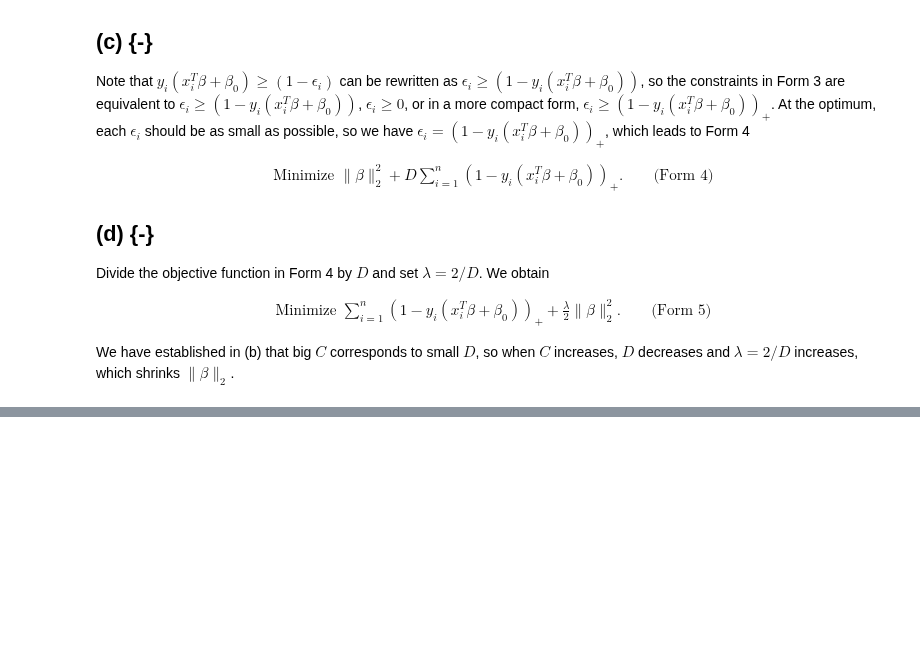
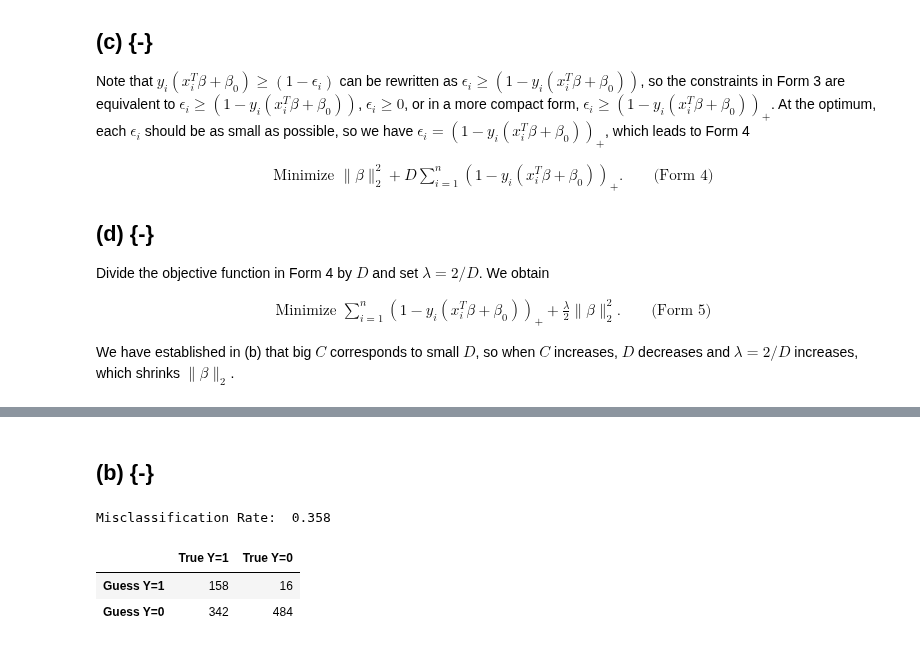
Before and after one commit to beginnerSC/mscf_hw_spring, a Jupyter notebook: ML II/3/Homework #3.ipynb, the cells around one changed output, grey strips where cells are left out. Drawn from its saved outputs; the diff is of its cells as text; code cells hidden in the pictures; blank space fills up the shorter version.

```diff
--- a/ML II/3/Homework #3.ipynb
+++ b/ML II/3/Homework #3.ipynb
@@ -85,0 +98,17 @@ X_test, y_test = get_data(500, 500)
+# %% [markdown]
+## (b) {-}
+# %%
+from sklearn.metrics import confusion_matrix
+from pandas import DataFrame
+
+tn, fp, fn, tp = confusion_matrix(y_true=y_test, y_pred=svm_fit.predict(X_test)).ravel()
+
+print('Misclassification Rate: ', (fp + fn)/(tn + fp + fn + tp))
+print()
+
+DataFrame([[tp, fp], [fn, tn]], columns=['True Y=1', 'True Y=0'], index=['Guess Y=1', 'Guess Y=0'])
+# %% [output]
+Misclassification Rate:  0.358
+|  | True Y=1 | True Y=0 |
+| Guess Y=1 | 158 | 16 |
+| Guess Y=0 | 342 | 484 |
```
Also changed, not shown: parts of 4 cells of this notebook.
